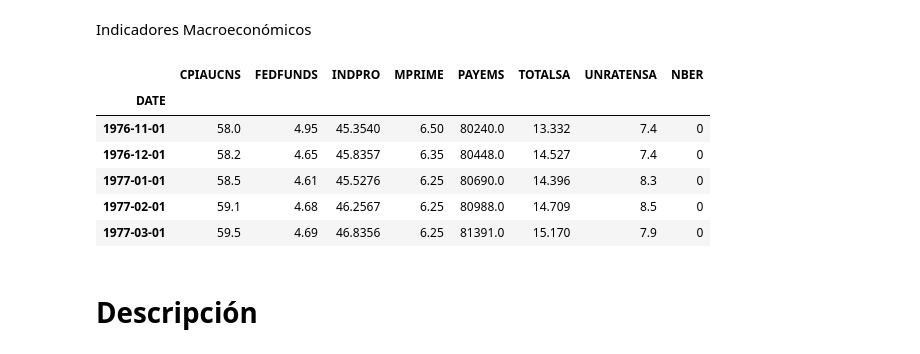
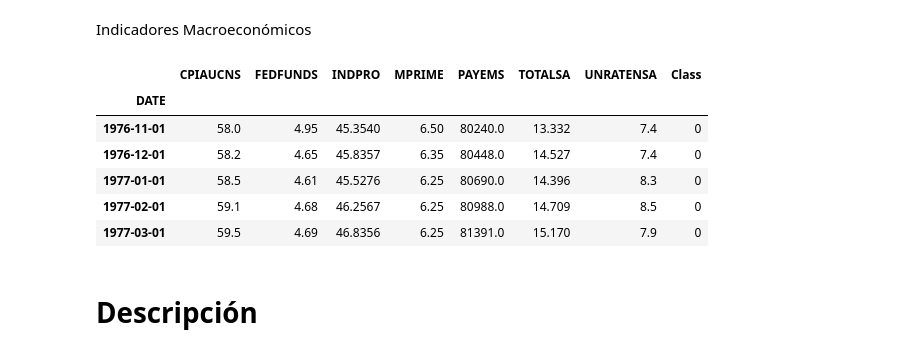
Before and after one commit to valegrei/crisis-forecasting, a Jupyter notebook: preprocesamiento/data_analysis.ipynb, the cells around one changed output. Cells and saved outputs as stored; diff of their text form; code cells hidden in the pictures.

```diff
--- a/preprocesamiento/data_analysis.ipynb
+++ b/preprocesamiento/data_analysis.ipynb
@@ -29,11 +40,12 @@ Indicadores Macroeconómicos
 # %%
 df = pd.read_csv('../data/USA_DATA.csv')
 df['DATE'] = pd.to_datetime(df['DATE'])
 df = df.set_index('DATE')
 df['NBER'] = df['NBER'].astype('int')
+df = df.rename(columns={'NBER':'Class'})
 df.head()
 # %% [output]
-|  | CPIAUCNS | FEDFUNDS | INDPRO | MPRIME | PAYEMS | TOTALSA | UNRATENSA | NBER |
+|  | CPIAUCNS | FEDFUNDS | INDPRO | MPRIME | PAYEMS | TOTALSA | UNRATENSA | Class |
 | DATE |  |  |  |  |  |  |  |  |
 | 1976-11-01 | 58.0 | 4.95 | 45.3540 | 6.50 | 80240.0 | 13.332 | 7.4 | 0 |
 | 1976-12-01 | 58.2 | 4.65 | 45.8357 | 6.35 | 80448.0 | 14.527 | 7.4 | 0 |
```
Also changed, not shown: parts of 36 cells of this notebook.
